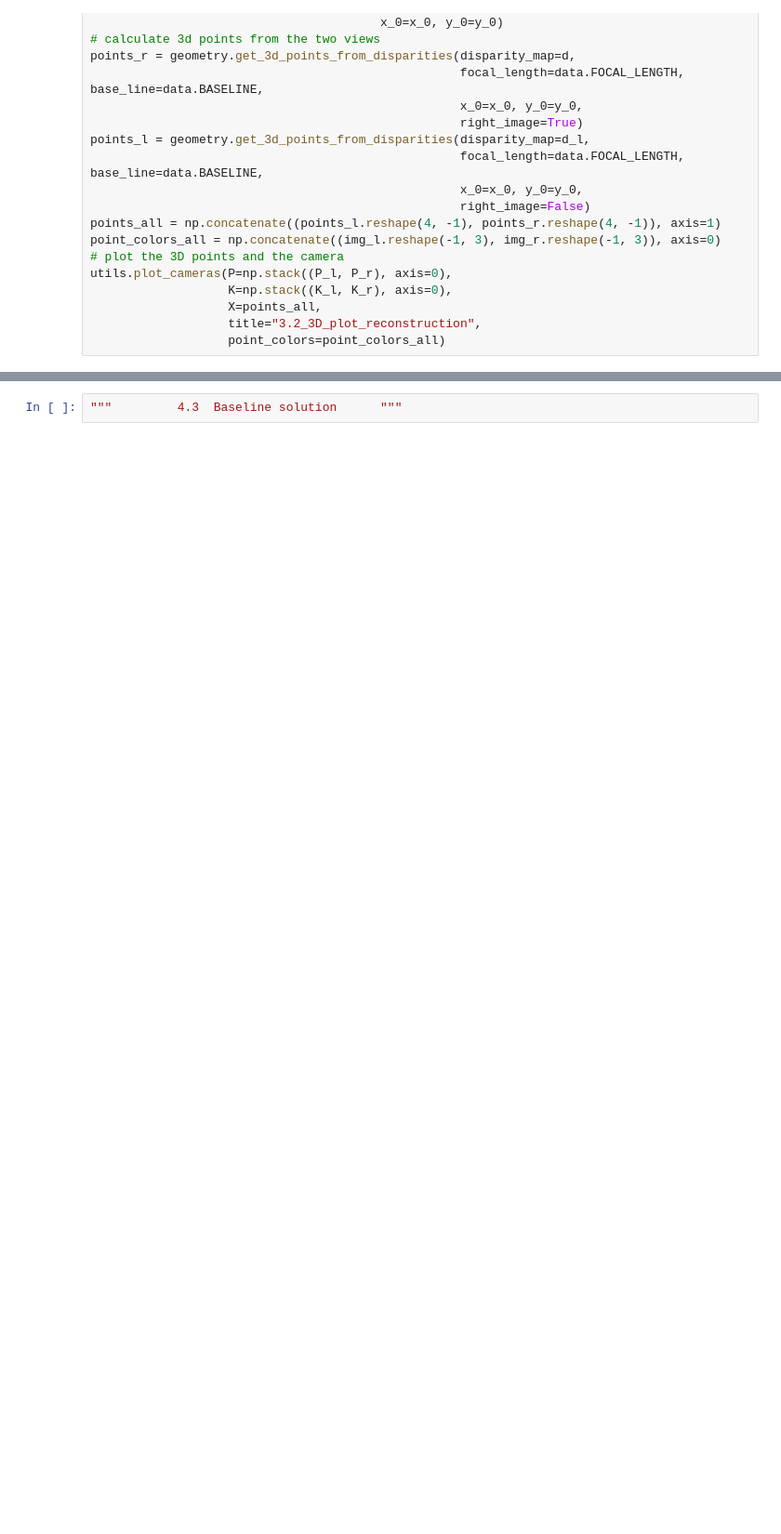
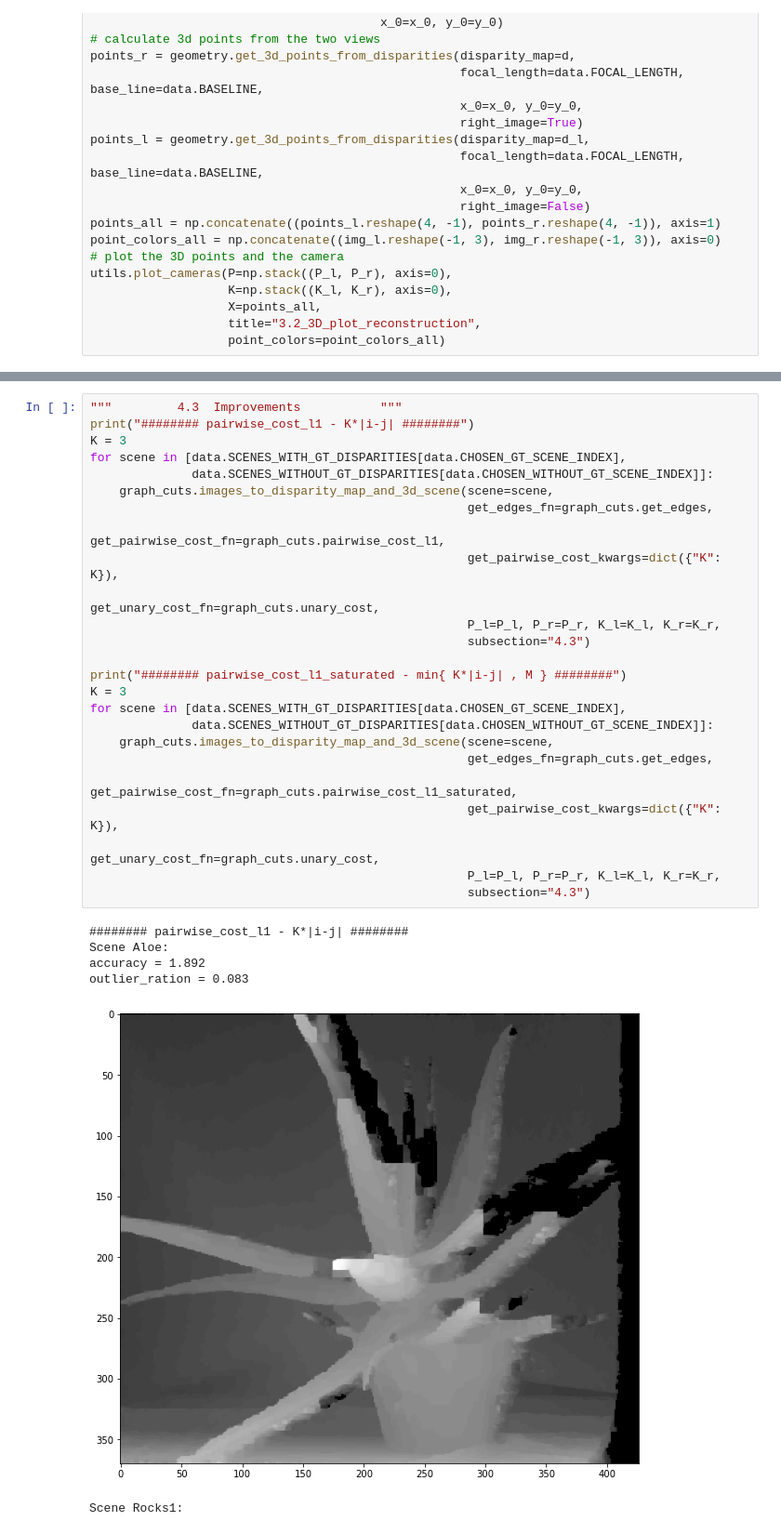
Before and after one commit to antebi-itai/MVGFinalAssignment, a Jupyter notebook: main.ipynb, the cells around one changed output, grey strips where cells are left out. Shown at 93% size. Drawn from its saved outputs; the diff is of its cells as text; blank space fills up the shorter version.

```diff
--- a/main.ipynb
+++ b/main.ipynb
@@ -110,2 +114,32 @@ Scene Rocks1:
-# %%
-"""			4.3  Baseline solution		"""
+# %%
+"""			4.3  Improvements			"""
+print("######## pairwise_cost_l1 - K*|i-j| ########")
+K = 3
+for scene in [data.SCENES_WITH_GT_DISPARITIES[data.CHOSEN_GT_SCENE_INDEX],
+			  data.SCENES_WITHOUT_GT_DISPARITIES[data.CHOSEN_WITHOUT_GT_SCENE_INDEX]]:
+	graph_cuts.images_to_disparity_map_and_3d_scene(scene=scene,
+													get_edges_fn=graph_cuts.get_edges,
+													get_pairwise_cost_fn=graph_cuts.pairwise_cost_l1,
+													get_pairwise_cost_kwargs=dict({"K": K}),
+													get_unary_cost_fn=graph_cuts.unary_cost,
+													P_l=P_l, P_r=P_r, K_l=K_l, K_r=K_r,
+													subsection="4.3")
+
+print("######## pairwise_cost_l1_saturated - min{ K*|i-j| , M } ########")
+K = 3
+for scene in [data.SCENES_WITH_GT_DISPARITIES[data.CHOSEN_GT_SCENE_INDEX],
+			  data.SCENES_WITHOUT_GT_DISPARITIES[data.CHOSEN_WITHOUT_GT_SCENE_INDEX]]:
+	graph_cuts.images_to_disparity_map_and_3d_scene(scene=scene,
+													get_edges_fn=graph_cuts.get_edges,
+													get_pairwise_cost_fn=graph_cuts.pairwise_cost_l1_saturated,
+													get_pairwise_cost_kwargs=dict({"K": K}),
+													get_unary_cost_fn=graph_cuts.unary_cost,
+													P_l=P_l, P_r=P_r, K_l=K_l, K_r=K_r,
+													subsection="4.3")
+# %% [output]
+######## pairwise_cost_l1 - K*|i-j| ########
+Scene Aloe:
+accuracy = 1.892
+outlier_ration = 0.083
+[figure, added]
+Scene Rocks1:
```
Also changed, not shown: parts of 8 cells of this notebook, 7 other files.
